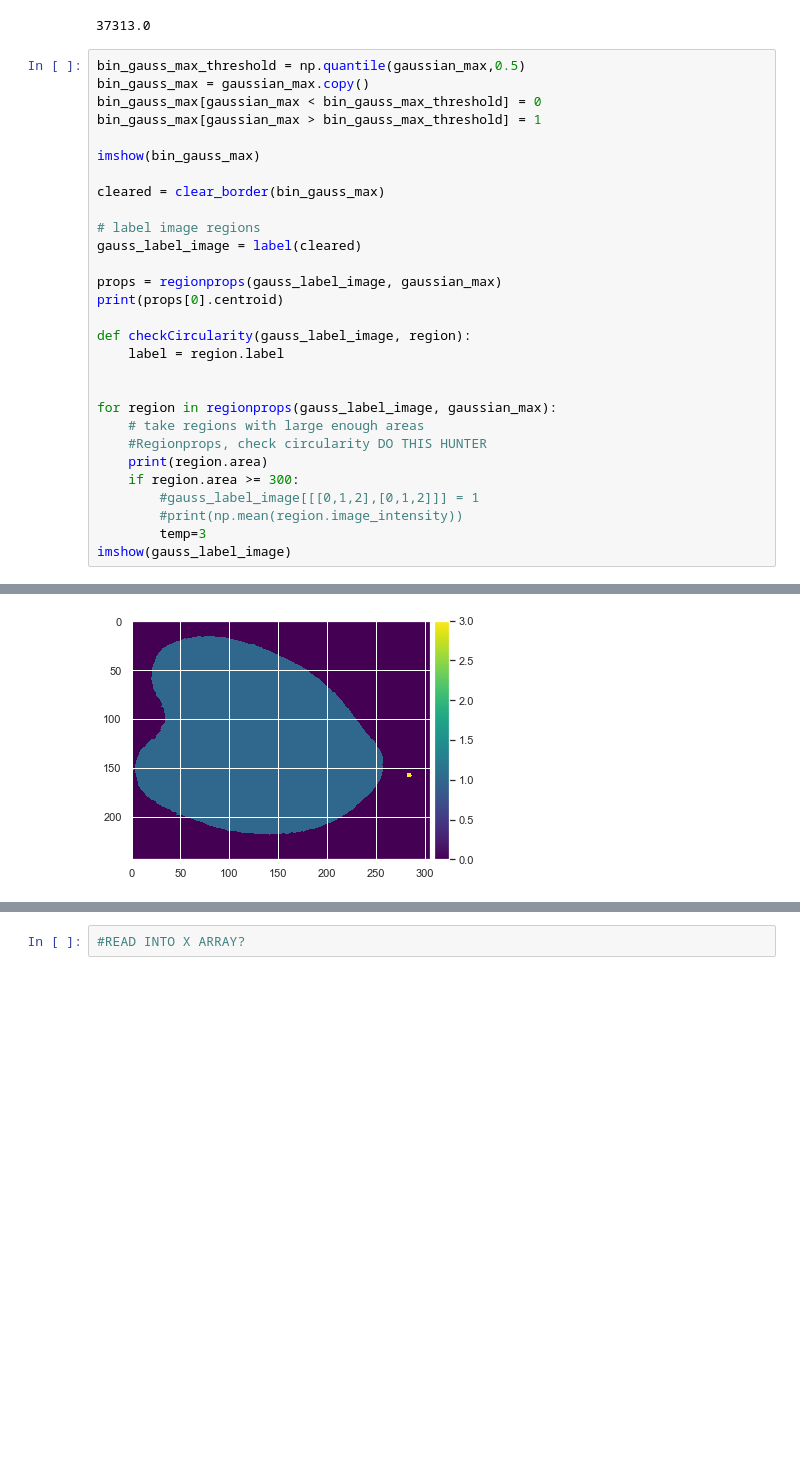
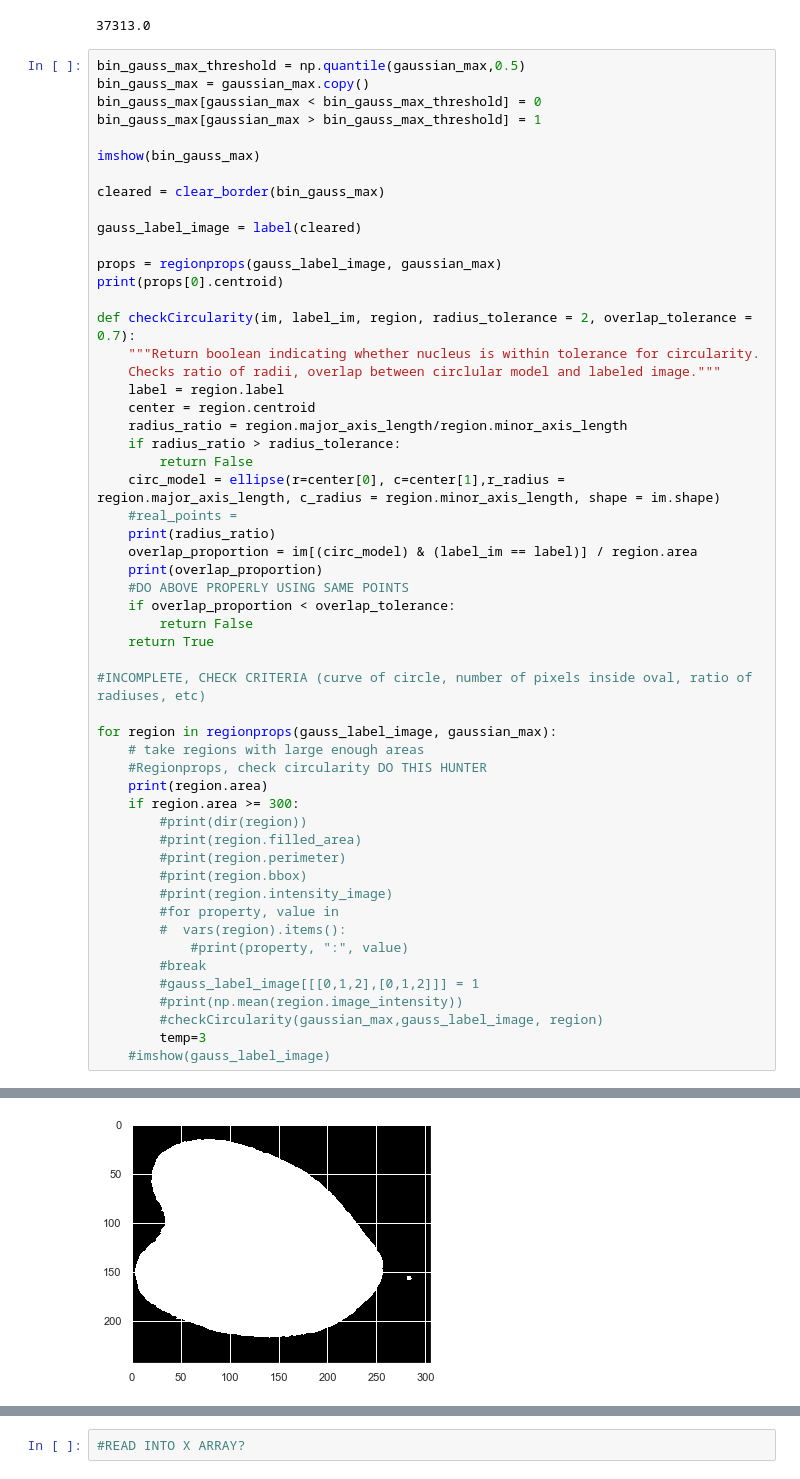
Before and after one commit to Colorado-State-University-Stasevich-Lab/frap_analysis, a Jupyter notebook: Spot_FRAP_Analyzer.ipynb, the cells around one changed output, grey strips where cells are left out. Cells and saved outputs as stored; diff of their text form; blank space fills up the shorter version.

Commit message:
Begin working on gaussian fit and docstrings

```diff
--- a/Spot_FRAP_Analyzer.ipynb
+++ b/Spot_FRAP_Analyzer.ipynb
@@ -327,25 +330,50 @@ imshow(bin_gauss_max)
 
 cleared = clear_border(bin_gauss_max)
 
-# label image regions
 gauss_label_image = label(cleared)
 
 props = regionprops(gauss_label_image, gaussian_max)
 print(props[0].centroid)
 
-def checkCircularity(gauss_label_image, region):
+def checkCircularity(im, label_im, region, radius_tolerance = 2, overlap_tolerance = 0.7):
+    """Return boolean indicating whether nucleus is within tolerance for circularity.
+    Checks ratio of radii, overlap between circlular model and labeled image."""
     label = region.label
+    center = region.centroid
+    radius_ratio = region.major_axis_length/region.minor_axis_length
+    if radius_ratio > radius_tolerance:
+        return False
+    circ_model = ellipse(r=center[0], c=center[1],r_radius = region.major_axis_length, c_radius = region.minor_axis_length, shape = im.shape)
+    #real_points =
+    print(radius_ratio)
+    overlap_proportion = im[(circ_model) & (label_im == label)] / region.area
+    print(overlap_proportion)
+    #DO ABOVE PROPERLY USING SAME POINTS
+    if overlap_proportion < overlap_tolerance:
+        return False
+    return True
 
+#INCOMPLETE, CHECK CRITERIA (curve of circle, number of pixels inside oval, ratio of radiuses, etc)
 
 for region in regionprops(gauss_label_image, gaussian_max):
     # take regions with large enough areas
     #Regionprops, check circularity DO THIS HUNTER
     print(region.area)
     if region.area >= 300:
+        #print(dir(region))
+        #print(region.filled_area)
+        #print(region.perimeter)
+        #print(region.bbox)
+        #print(region.intensity_image)
+        #for property, value in
+        #  vars(region).items():
+            #print(property, ":", value)
+        #break
         #gauss_label_image[[[0,1,2],[0,1,2]]] = 1
         #print(np.mean(region.image_intensity))
+        #checkCircularity(gaussian_max,gauss_label_image, region)
         temp=3
-imshow(gauss_label_image)
+    #imshow(gauss_label_image)
 # %% [output]
 (123.37212231661887, 123.66330769436925)
 37313
@@ -355,4 +382,4 @@ imshow(gauss_label_image)
-[figure, old version]
+[figure, new version]
 # %%
 #def get_prebleach_intensity(im, label_im, label, frap_frame_num):
     #sum_intensity = np.sum(im[frap_frame_num-1][label_im == label])
```
Also changed, not shown: parts of 10 cells of this notebook.
